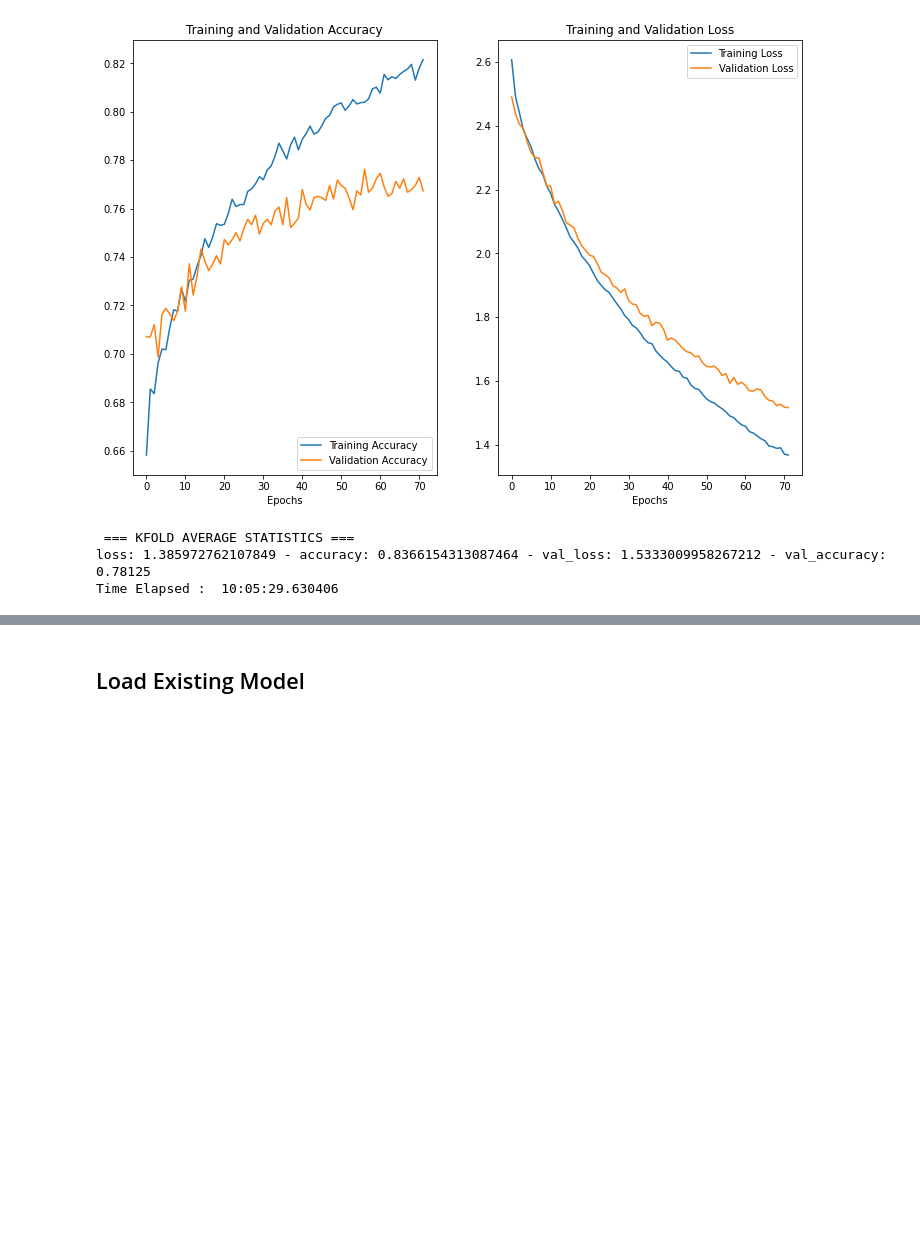
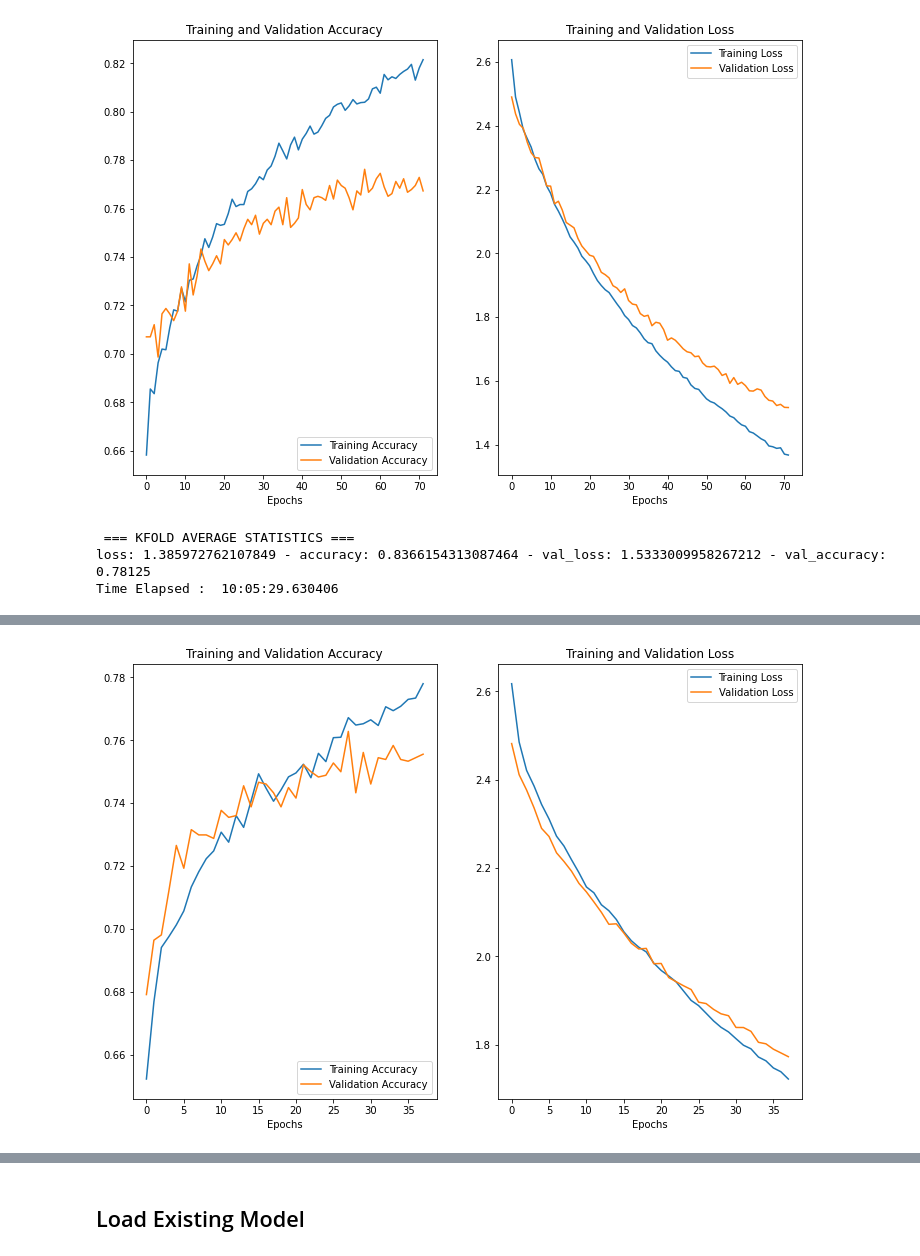
Before and after one commit to gitfolder/capstone, a Jupyter notebook: Code/CNN/CNN.ipynb, the cells around one changed output, grey strips where cells are left out. Cells and saved outputs as stored; diff of their text form; code cells hidden in the pictures; blank space fills up the shorter version.

Commit message:
Update CNN and EDA
EDA - added image rescaling
CNN - ensemble models, test and train data distribution validation

```diff
--- a/Code/CNN/CNN.ipynb
+++ b/Code/CNN/CNN.ipynb
@@ -62,7 +62,7 @@ def compile_model(input_shape: tuple, num_classes: int) -> Sequential:
 
     model = Sequential([
         #data_augmentation,
-        layers.Resizing(112,150),
+        #layers.Resizing(112,150),
         layers.Rescaling(1./255, input_shape=(112,150,3)),
 
         layers.Conv2D(16, (3,3), padding="same", activation=mish,
@@ -98,8 +98,7 @@ def compile_model(input_shape: tuple, num_classes: int) -> Sequential:
     # Adagrad - Adaptive Gradient
     optimizer = keras.optimizers.Adagrad() # Adam(learning_rate=learning_rate)
 
-    # SparseCategoricalCrossentropy is used because
-    # image_dataset_from_directory function returns integer labels
+    # SparseCategoricalCrossentropy is used because labels are encoded as integers
     model.compile(optimizer=optimizer,
                   loss=tf.keras.losses.SparseCategoricalCrossentropy(from_logits=True),
                   metrics=["accuracy"])
@@ -120,24 +119,17 @@ def compile_model(input_shape: tuple, num_classes: int) -> Sequential:
 
         layers.Conv2D(16, (3,3), padding="same", activation=mish,
                       kernel_regularizer=keras.regularizers.l2(regularization)),
-        #layers.BatchNormalization(),
         layers.MaxPooling2D(),
-        #layers.AveragePooling2D(),
-        #layers.Dropout(dropout_rate),
 
         layers.Conv2D(32, (3,3), padding="same", activation=mish,
                      kernel_regularizer=keras.regularizers.l2(regularization)),
-        #layers.BatchNormalization(momentum=0.8),
         layers.MaxPooling2D(),
-        #layers.AveragePooling2D(),
-        #layers.Dropout(dropout_rate),
 
         layers.Conv2D(64, (3,3), padding="same", activation=mish,
                      kernel_regularizer=keras.regularizers.l2(regularization)),
         layers.BatchNormalization(momentum=0.8),
         layers.MaxPooling2D(),
-        #layers.AveragePooling2D(),
-        layers.Dropout(dropout_rate),
+         layers.Dropout(dropout_rate),
 
         layers.Flatten(),
         layers.Dense(128, activation=mish,
@@ -147,12 +139,9 @@ def compile_model(input_shape: tuple, num_classes: int) -> Sequential:
         layers.Dense(num_classes) # default linear activation
     ])
 
-    # Try focal loss for uneven class distribution
     # Adagrad - Adaptive Gradient
     optimizer = keras.optimizers.Adagrad() # Adam(learning_rate=learning_rate)
 
-    # SparseCategoricalCrossentropy is used because
-    # image_dataset_from_directory function returns integer labels
     model.compile(optimizer=optimizer,
                   loss=tf.keras.losses.SparseCategoricalCrossentropy(from_logits=True),
                   metrics=["accuracy"]) #, run_eagerly=True)
@@ -650,0 +659,62 @@ Time Elapsed :  10:05:29.630406
+# %%
+epochs = 150
+
+start_time = time.time()
+
+image_ds = tf.keras.preprocessing.image_dataset_from_directory(
+    IMAGES_PATH_SEPARATED,
+    image_size=IMG_SIZE,
+    batch_size=32,
+    shuffle=True
+)
+
+for images, labels in image_ds:
+    model_input_shape = images.shape
+    break
+
+class_names = image_ds.class_names
+num_classes = len(class_names)
+
+statistics_data = [[],[],[],[]]
+
+total_folds = 5 # 5
+total_size = len(image_ds)
+fold_size = int(total_size / total_folds)
+
+if True:
+    for i in tqdm(range(0, total_folds)):
+        print(" --- KFold Iteration {0} --- ".format(i+1))
+        # split data looks strange but all it does
+        # it splits and shifts every iteration of the loop
+        train_d_head = image_ds.take(i*fold_size)
+        rest_d = image_ds.skip(i*fold_size)
+        test_d = rest_d.take(fold_size)
+        train_d_tail = rest_d.skip(fold_size)
+        train_d = train_d_head.concatenate(train_d_tail)
+
+        # Prefetching overlaps data preprocessing and model execution while training.
+        # When model is performing training step, input pipeline is reading data for next step.
+        # This reduces each step time it takes for training and for reading.
+        test_d = test_d.prefetch(buffer_size=32)
+        train_d = train_d.prefetch(buffer_size=32)
+
+        model = compile_model(model_input_shape[1:], num_classes)  # todo remove input shape
+        fit_model(model, train_d, test_d, epochs, verbose=True,
+                  augment="kfold_{0}".format(i+1))
+
+        # gather statistics
+        train_evaluation = model.evaluate(train_d, verbose=0)
+        validation_evaluation = model.evaluate(test_d, verbose=0)
+
+        statistics_data[0].append(train_evaluation[0]) # loss
+        statistics_data[1].append(train_evaluation[1]) # accuracy
+        statistics_data[2].append(validation_evaluation[0]) # val_loss
+        statistics_data[3].append(validation_evaluation[1]) # val_accuracy
+
+    print(" === KFOLD AVERAGE STATISTICS === ")
+    print("loss: {0} - accuracy: {1} - val_loss: {2} - val_accuracy: {3}".format(
+        np.average(statistics_data[0]), np.average(statistics_data[1]),
+        np.average(statistics_data[2]), np.average(statistics_data[3])
+    ))
+    print("Time Elapsed : ", timedelta(seconds=(time.time() - start_time)))
+# %% [output]
@@ -650,0 +739 @@ Time Elapsed :  10:05:29.630406
+[figure, added]
```
Also changed, not shown: parts of 21 cells of this notebook, 1 other file.
